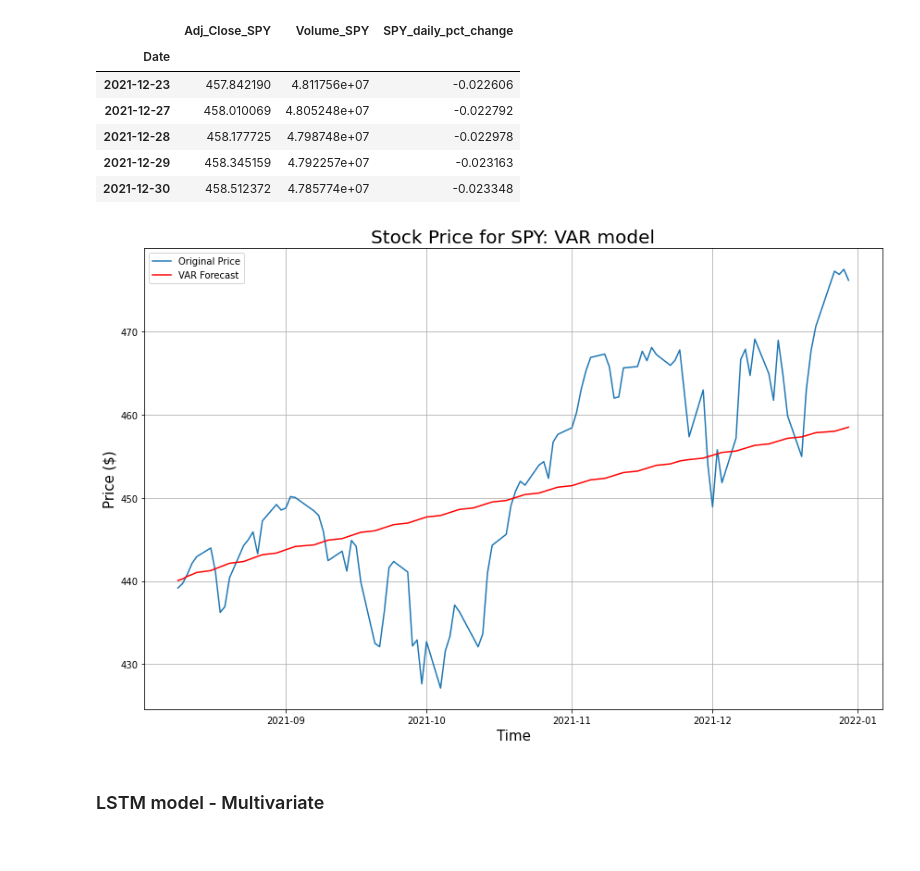
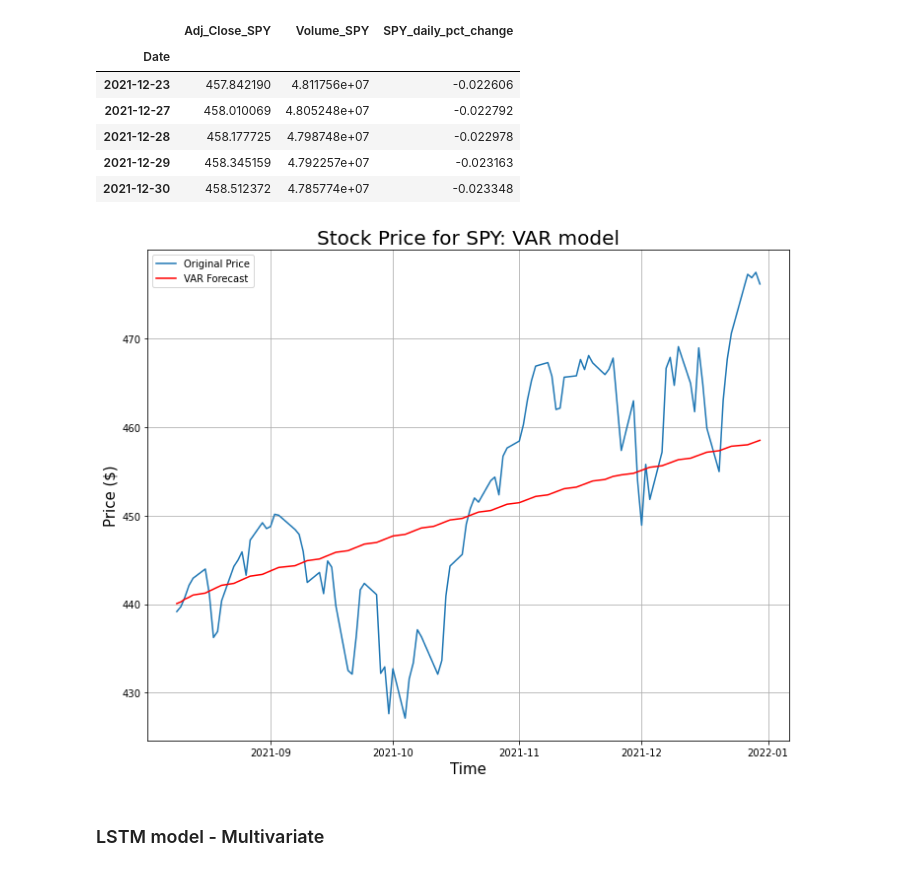
Before and after one commit to mh0805/Equity-price-prediction-and-forecast-with-Time-series-analysis-and-Machine-Learning, a Jupyter notebook: 3. Data Pre-processing & Modeling.ipynb, the cells around one changed output. Saved outputs shown, nothing was run; the diff lists cells and outputs as text; code cells hidden in the pictures.

```diff
--- a/3. Data Pre-processing & Modeling.ipynb
+++ b/3. Data Pre-processing & Modeling.ipynb
@@ -2886,20 +2880,20 @@ df_SPY_pred.tail()
 | 2021-12-29 | 458.345159 | 4.792257e+07 | -0.023163 |
 | 2021-12-30 | 458.512372 | 4.785774e+07 | -0.023348 |
 # %%
-plt.figure(figsize=(12,8))
+plt.figure(figsize=(10,8))
 plt.plot(df_SPY_test['Adj_Close_SPY'], label='Original Price')
 plt.plot(df_SPY_pred['Adj_Close_SPY'], label='VAR Forecast', color='r')
 plt.title('Stock Price for SPY: VAR model', size=20)
 plt.xlabel('Time', size=15)
 plt.ylabel('Price ($)', size=15)
 plt.legend()
 plt.grid()
 plt.tight_layout()
 
 # Saving the figure
 plt.savefig('./images/VAR_fc_short_SPY.png')
 # %% [output]
-[figure, old version]
+[figure, new version]
 # %% [markdown]
 ### LSTM model - Multivariate
 # %%
```
Also changed, not shown: parts of 74 cells of this notebook, 44 other files.
